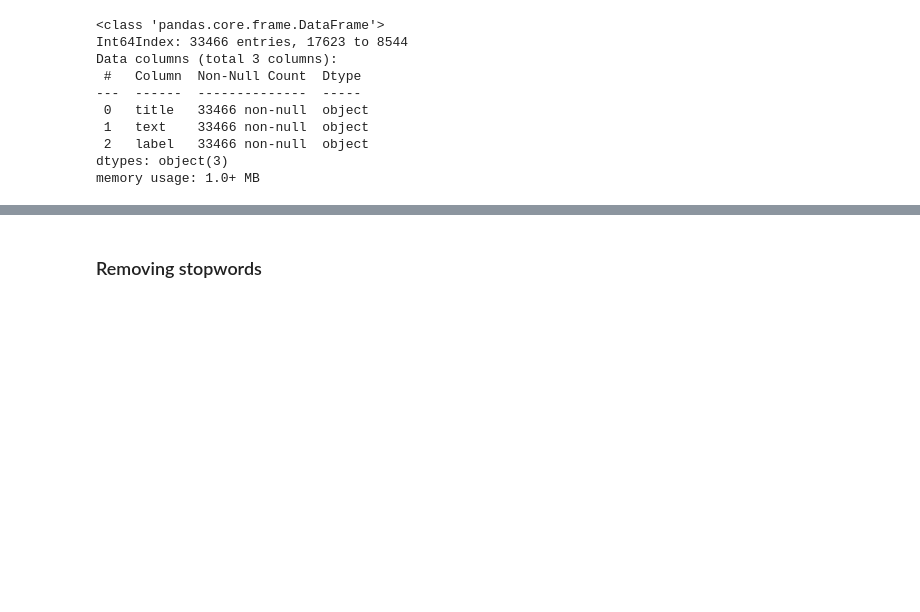
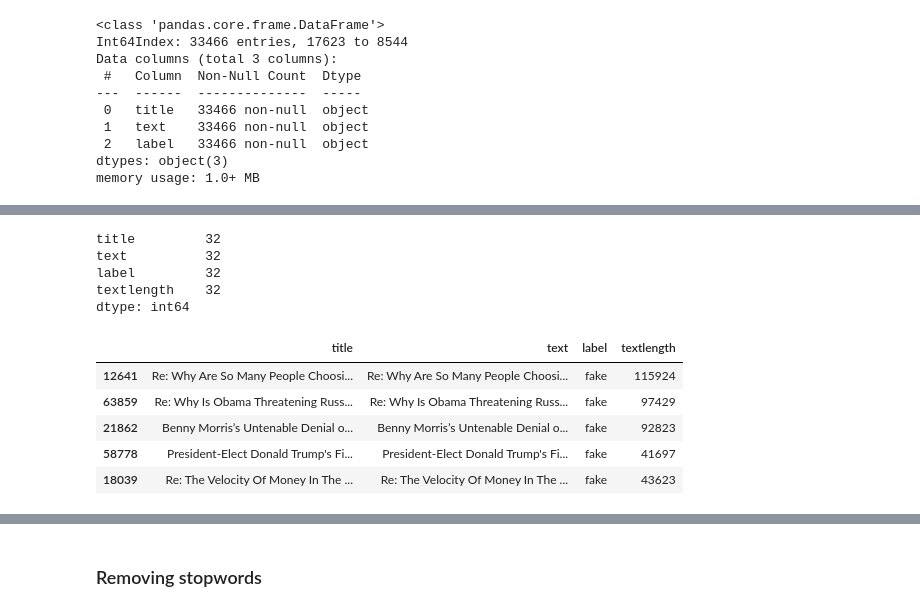
Before and after one commit to KarolinaMaczka/ItML, a Jupyter notebook: preprocessing_clean.ipynb, the cells around one changed output, grey strips where cells are left out. Cells and saved outputs as stored; diff of their text form; code cells hidden in the pictures; blank space fills up the shorter version.

```diff
--- a/preprocessing_clean.ipynb
+++ b/preprocessing_clean.ipynb
@@ -147,0 +201,15 @@ def handleNa(df):
+# %%
+print(df2[(df2['textlength'] > 40000)].count())
+df2[(df2['textlength'] > 40000)].head()
+# %% [output]
+title         32
+text          32
+label         32
+textlength    32
+dtype: int64
+|  | title | text | label | textlength |
+| 12641 | Re: Why Are So Many People Choosi... | Re: Why Are So Many People Choosi... | fake | 115924 |
+| 63859 | Re: Why Is Obama Threatening Russ... | Re: Why Is Obama Threatening Russ... | fake | 97429 |
+| 21862 | Benny Morris’s Untenable Denial o... | Benny Morris’s Untenable Denial o... | fake | 92823 |
+| 58778 | President-Elect Donald Trump's Fi... | President-Elect Donald Trump's Fi... | fake | 41697 |
+| 18039 | Re: The Velocity Of Money In The ... | Re: The Velocity Of Money In The ... | fake | 43623 |
```
Also changed, not shown: parts of 39 cells of this notebook.
